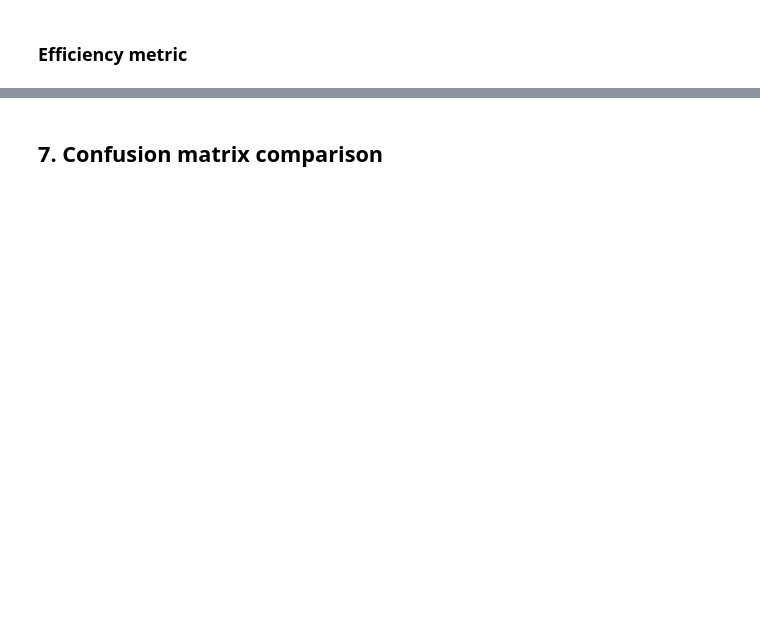
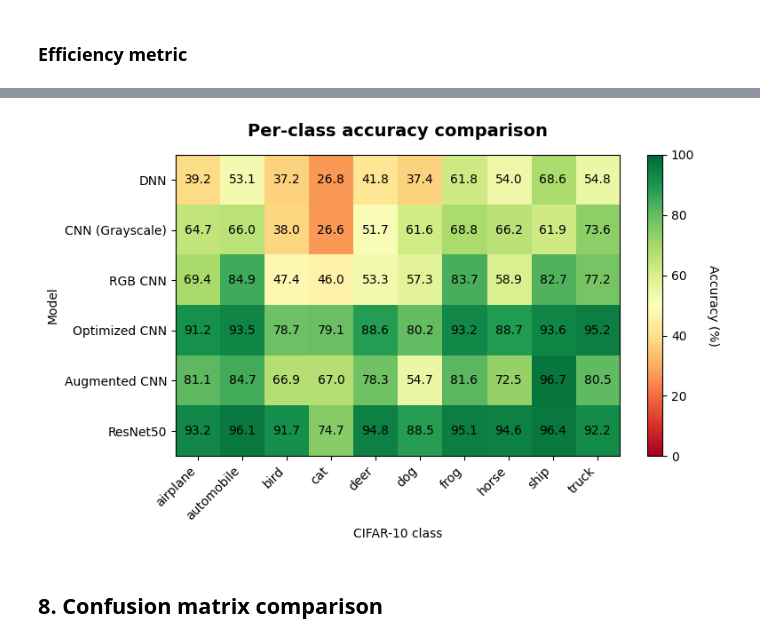
Before and after one commit to gperdrizet/CIFAR10, a Jupyter notebook: notebooks/07-results.ipynb, the cells around one changed output, grey strips where cells are left out. Saved outputs shown, nothing was run; the diff lists cells and outputs as text; code cells hidden in the pictures; blank space fills up the shorter version.

```diff
--- a/notebooks/07-results.ipynb
+++ b/notebooks/07-results.ipynb
@@ -251,38 +363,36 @@ for r in results:
 class_acc_df = pd.DataFrame(class_accuracies, index=config.CLASS_NAMES)
 # %%
 # Create heatmap
-fig, ax = plt.subplots(figsize=(12, 6))
+fig, ax = plt.subplots(figsize=(8, 5))
+
+ax.set_title('Per-class accuracy comparison', fontweight='bold', fontsize=14, pad=15)
 
 im = ax.imshow(class_acc_df.T, cmap='RdYlGn', aspect='auto', vmin=0, vmax=100)
 
 # Set ticks and labels
 ax.set_xticks(np.arange(len(config.CLASS_NAMES)))
 ax.set_yticks(np.arange(len(results)))
 ax.set_xticklabels(config.CLASS_NAMES, rotation=45, ha='right')
 ax.set_yticklabels([r['Model'] for r in results])
 
 # Add colorbar
 cbar = plt.colorbar(im, ax=ax)
-cbar.set_label('Accuracy (%)', rotation=270, labelpad=20, fontweight='bold')
+cbar.set_label('Accuracy (%)', rotation=270, labelpad=20)
 
 # Add text annotations
 for i in range(len(results)):
     for j in range(len(config.CLASS_NAMES)):
         ax.text(j, i, f'{class_acc_df.iloc[j, i]:.1f}',
-                ha="center", va="center", color="black", fontsize=8)
+                ha='center', va='center', color='black')
 
-ax.set_title('Per-class accuracy comparison', fontsize=14, fontweight='bold', pad=20)
-ax.set_xlabel('CIFAR-10 class', fontsize=12, fontweight='bold')
-ax.set_ylabel('Model', fontsize=12, fontweight='bold')
+ax.set_xlabel('CIFAR-10 class')
+ax.set_ylabel('Model')
 
 plt.tight_layout()
 plt.show()
-
-print("\nPer-class accuracy summary (%):")
-print("="*80)
-print(class_acc_df.round(1))
-print("="*80)
+# %% [output]
+[figure, added]
 # %% [markdown]
-## 7. Confusion matrix comparison
+## 8. Confusion matrix comparison
 # %%
 # Find best and worst models by accuracy
```
Also changed, not shown: parts of 15 cells of this notebook.
